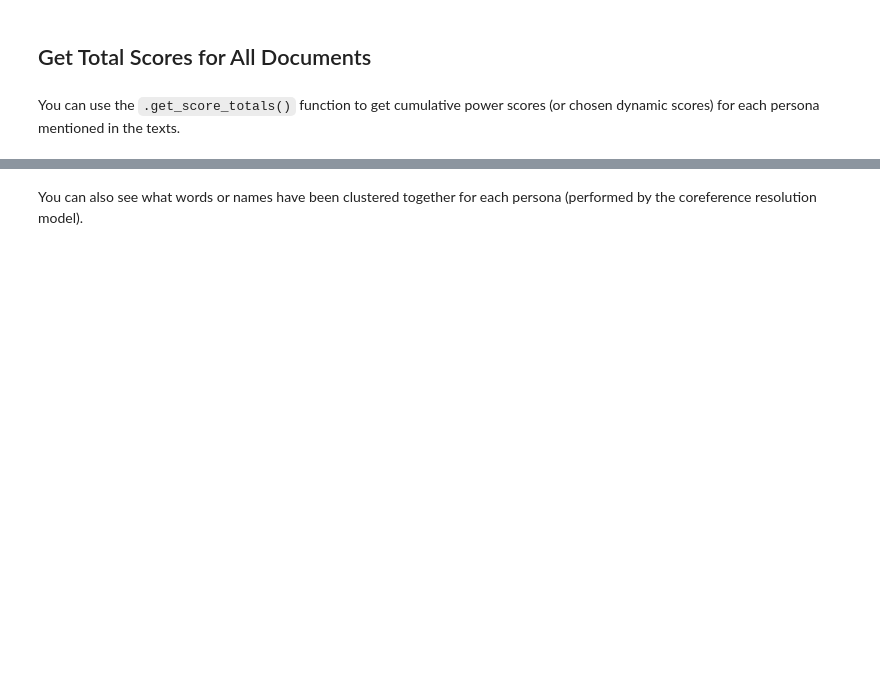
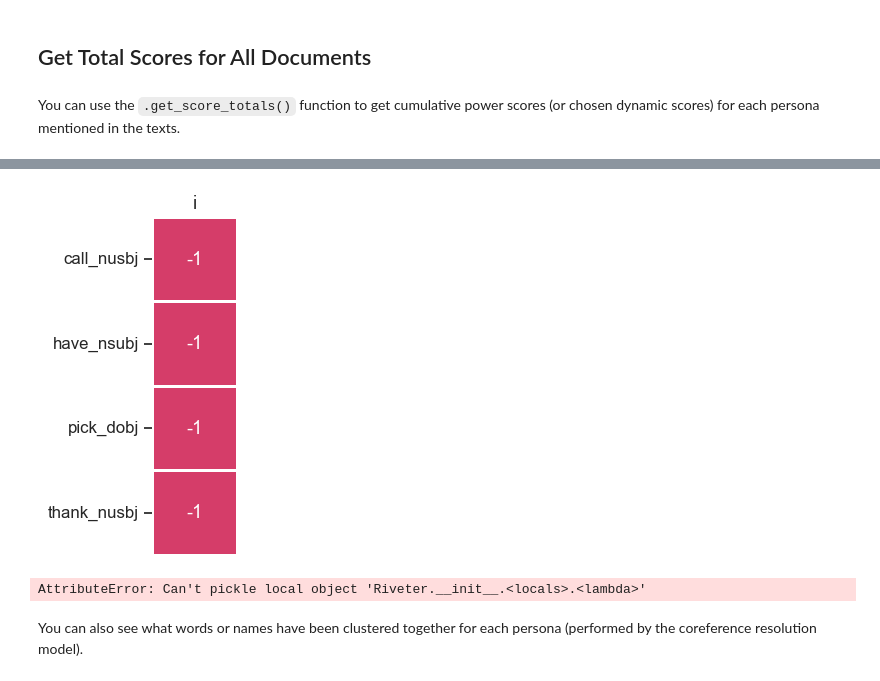
Before and after one commit to maartensap/riveter-nlp, a Jupyter notebook: riveter/demo.ipynb, the cells around one changed output, grey strips where cells are left out. Cells and saved outputs as stored; diff of their text form; code cells hidden in the pictures; blank space fills up the shorter version.

Commit message:
heatmap visualization

```diff
--- a/riveter/demo.ipynb
+++ b/riveter/demo.ipynb
@@ -44,3 +72,11 @@ riveter.get_score_totals(frequency_threshold=2)
+# %%
+riveter.plot_verbs_for_persona('i', figsize=(2, 4))
+# %% [output]
+[figure, added]
+# %%
+riveter.save('test')
+# %% [output]
+AttributeError: Can't pickle local object 'Riveter.__init__.<locals>.<lambda>'
 # %% [markdown]
 You can also see what words or names have been clustered together for each persona (performed by the coreference resolution model).
 # %%
```
Also changed, not shown: parts of 30 cells of this notebook, 3 other files.
